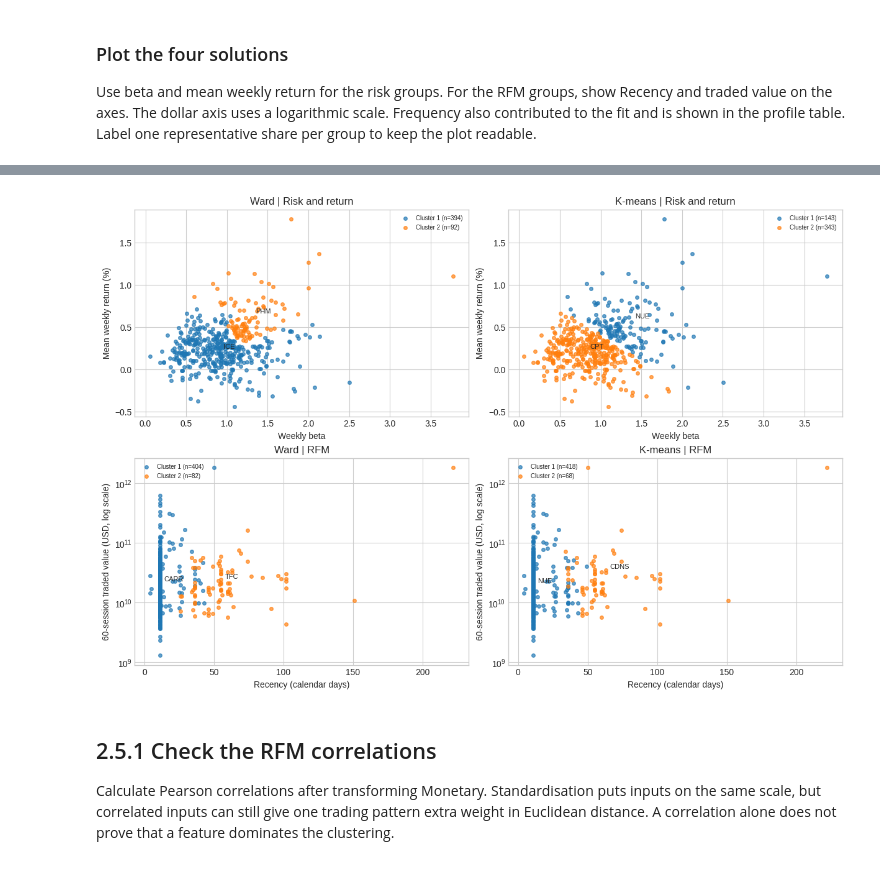
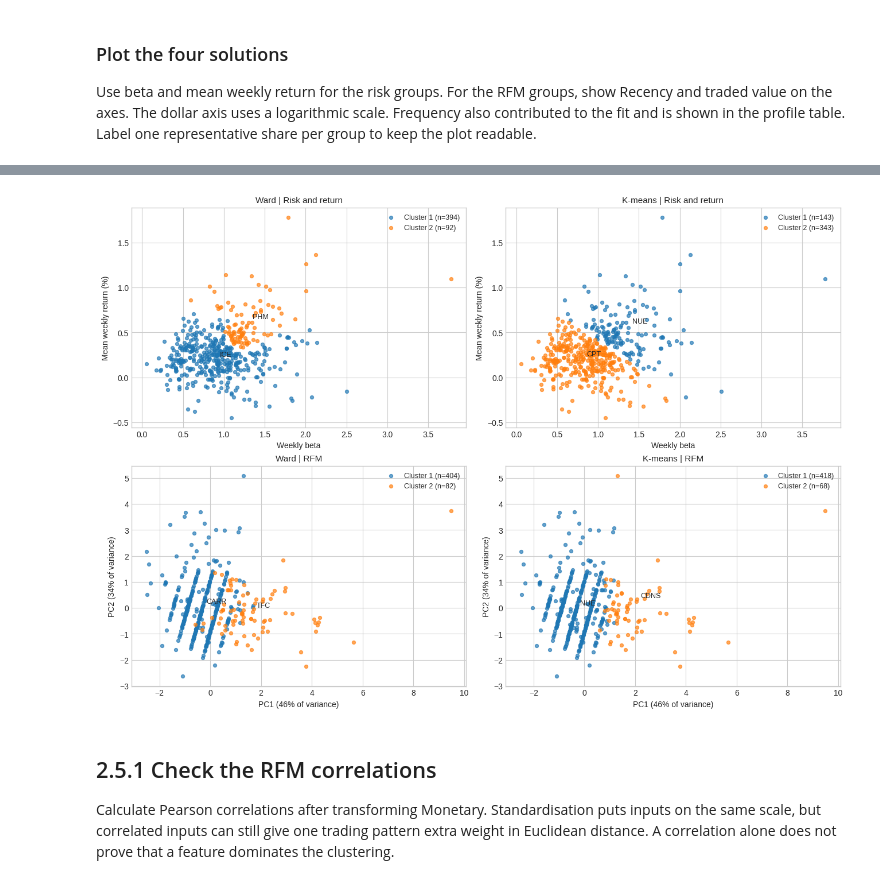
Before and after one commit to Shavina-143/CRM-CW1_w2083673, a Jupyter notebook: CWK1_SP500_Analysis.ipynb, the cells around one changed output, grey strips where cells are left out. Saved outputs shown, nothing was run; the diff lists cells and outputs as text; code cells hidden in the pictures.

Commit message:
Add adjusted close audit, improve RFM clustering with PCA, and enhance sector and return correlation analysis

```diff
--- a/CWK1_SP500_Analysis.ipynb
+++ b/CWK1_SP500_Analysis.ipynb
@@ -324,7 +324,10 @@ Inspect zero volumes for the two shares flagged in the original review. On each
 # Inspect zero-volume dates
 volume_checks = []
 
-for share in [name for name in ['FERG', 'SW'] if name in volumes.columns]:
+zero_volume_shares = volumes.columns[volumes.eq(0).any()].tolist()
+print('Shares with at least one zero-volume day:', zero_volume_shares)
+
+for share in zero_volume_shares:
     v = volumes[share]
     zero_dates = v.index[v.eq(0)]
     positive_dates = v.index[v.gt(0)]
@@ -1488,29 +1527,76 @@ The two methods agree more closely on RFM. The off-pattern counts in each table
 ### Plot the four solutions
 Use beta and mean weekly return for the risk groups. For the RFM groups, show Recency and traded value on the axes. The dollar axis uses a logarithmic scale. Frequency also contributed to the fit and is shown in the profile table. Label one representative share per group to keep the plot readable.
 # %%
-# Plot clusters in the original units
-fig, axes = plt.subplots(2, 2, figsize=(12, 8), constrained_layout=True)
+
+# Plot clusters: risk and return in original units, RFM on two principal components
+from sklearn.decomposition import PCA
+
+fig, axes = plt.subplots(2, 2, figsize=(13, 9), constrained_layout=True)
+
 for row, name in enumerate(matrices):
     X = matrices[name]
+    base = assignments.copy()
+    base['Weekly return (%)'] = 100 * base['Mean_weekly_return']
+
+    if name == 'Risk and return':
+        x, y = 'Beta', 'Weekly return (%)'
+        xlabel, ylabel = 'Weekly beta', 'Mean weekly return (%)'
+    else:
+        # RFM has three standardised inputs, so project them onto two components
+        pca = PCA(n_components=2, random_state=RANDOM_STATE).fit(X)
+        scores = pd.DataFrame(
+            pca.transform(X),
+            index=X.index,
+            columns=['PC1', 'PC2']
+        )
+        base[['PC1', 'PC2']] = scores.reindex(base.index).to_numpy()
+        explained = 100 * pca.explained_variance_ratio_
+
+        loadings = pd.DataFrame(
+            pca.components_.T,
+            index=X.columns,
+            columns=['PC1', 'PC2']
+        ).round(2)
+
+        print(
+            f'RFM principal components: PC1 {explained[0]:.1f}% '
+            f'and PC2 {explained[1]:.1f}% of variance'
+        )
+        display(loadings)
+
+        x, y = 'PC1', 'PC2'
+        xlabel = f'PC1 ({explained[0]:.0f}% of variance)'
+        ylabel = f'PC2 ({explained[1]:.0f}% of variance)'
+
     for col, method in enumerate(['Ward', 'K-means']):
         ax = axes[row, col]
-        data = assignments.rename(columns={model_names[method, name]: "Cluster"}).copy()
-        data["Weekly return (%)"] = 100 * data["Mean_weekly_return"]
-        if name == 'Risk and return':
-            x, y = 'Beta', 'Weekly return (%)'
-        else:
-            x, y = 'Recency', 'Monetary'
-            ax.set_yscale('log')
-        for cluster, group in data.groupby("Cluster"):
-            ax.scatter(group[x], group[y], s=16, alpha=0.68, label=f'Cluster {cluster} (n={len(group)})')
+        data = base.rename(
+            columns={model_names[method, name]: 'Cluster'}
+        )
+
+        for cluster, group in data.groupby('Cluster'):
+            ax.scatter(
+                group[x], group[y],
+                s=18, alpha=0.68,
+                label=f'Cluster {cluster} (n={len(group)})'
+            )
+
             members = X.loc[group.index]
             share = (members - members.mean()).pow(2).sum(axis=1).idxmin()
-            ax.annotate(share, (group.at[share, x], group.at[share, y]),
-                        xytext=(5, 5), textcoords="offset points", fontsize=8)
-        ax.set_xlabel('Weekly beta' if x == 'Beta' else 'Recency (calendar days)')
-        ax.set_ylabel('Mean weekly return (%)' if y == 'Weekly return (%)' else '60-session traded value (USD, log scale)')
-        ax.set_title(f'{method} | {name}')
-        ax.legend(fontsize=7)
+
+            ax.annotate(
+                share,
+                (group.at[share, x], group.at[share, y]),
+                xytext=(5, 5),
+                textcoords='offset points',
+                fontsize=9
+            )
+
+        ax.set_xlabel(xlabel, fontsize=10)
+        ax.set_ylabel(ylabel, fontsize=10)
+        ax.set_title(f'{method} | {name}', fontsize=11)
+        ax.legend(fontsize=9)
+
 fig.savefig(OUTPUT_DIR / 'four_cluster_solutions.png', dpi=150)
 plt.show()
 # %% [output]
@@ -1517,4 +1608,4 @@ plt.show()
-[figure, old version]
+[figure, new version]
 # %% [markdown]
 ## 2.5.1 Check the RFM correlations
 Calculate Pearson correlations after transforming Monetary. Standardisation puts inputs on the same scale, but correlated inputs can still give one trading pattern extra weight in Euclidean distance. A correlation alone does not prove that a feature dominates the clustering.
```
Also changed, not shown: parts of 14 cells of this notebook.
